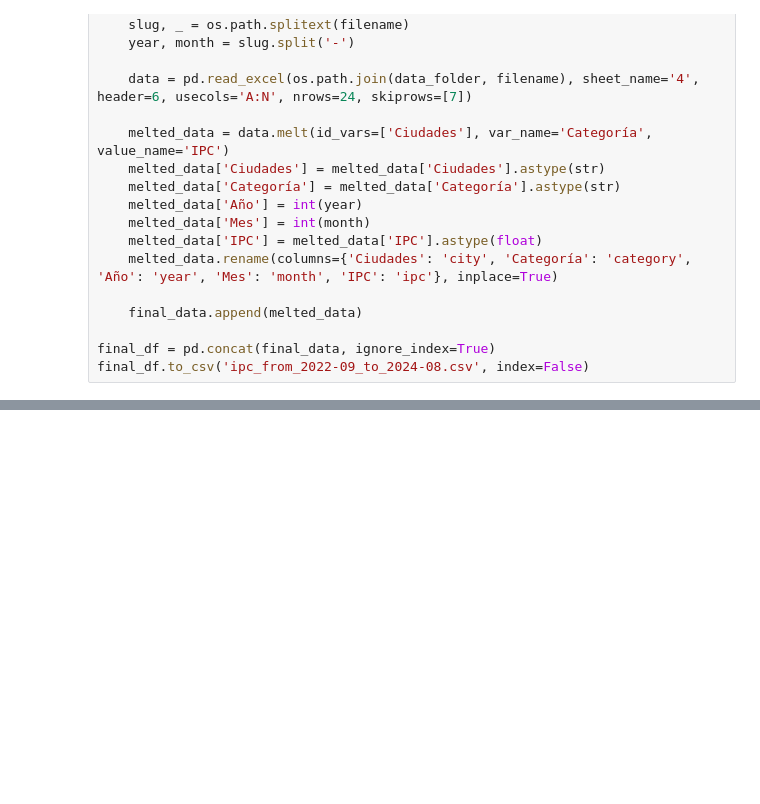
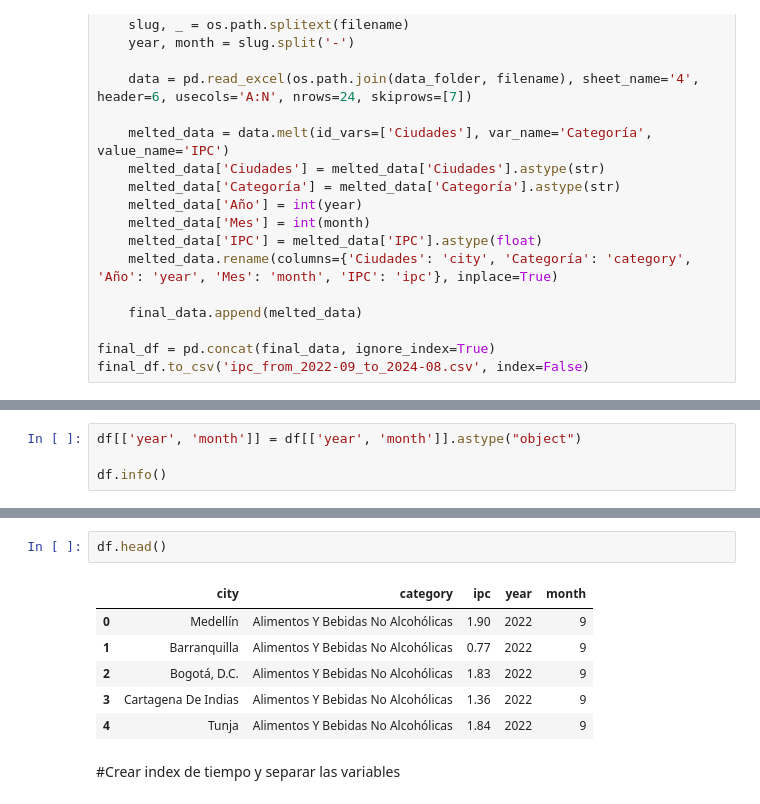
Before and after one commit to lejito/apd-analisis-ipc, a Jupyter notebook: APD_Proyecto_aula_IPC_Parte_1.ipynb, the cells around one changed output, grey strips where cells are left out. Saved outputs shown, nothing was run; the diff lists cells and outputs as text; blank space fills up the shorter version.

```diff
--- a/APD_Proyecto_aula_IPC_Parte_1.ipynb
+++ b/APD_Proyecto_aula_IPC_Parte_1.ipynb
@@ -125,0 +163,4 @@ final_df.to_csv('ipc_from_2022-09_to_2024-08.csv', index=False)
+# %%
+df[['year', 'month']] = df[['year', 'month']].astype("object")
+
+df.info()
@@ -125,0 +181,11 @@ final_df.to_csv('ipc_from_2022-09_to_2024-08.csv', index=False)
+# %%
+df.head()
+# %% [output]
+|  | city | category | ipc | year | month |
+| 0 | Medellín | Alimentos Y Bebidas No Alcohólicas | 1.90 | 2022 | 9 |
+| 1 | Barranquilla | Alimentos Y Bebidas No Alcohólicas | 0.77 | 2022 | 9 |
+| 2 | Bogotá, D.C. | Alimentos Y Bebidas No Alcohólicas | 1.83 | 2022 | 9 |
+| 3 | Cartagena De Indias | Alimentos Y Bebidas No Alcohólicas | 1.36 | 2022 | 9 |
+| 4 | Tunja | Alimentos Y Bebidas No Alcohólicas | 1.84 | 2022 | 9 |
+# %% [markdown]
+#Crear index de tiempo y separar las variables
```
Also changed, not shown: parts of 12 cells of this notebook.
